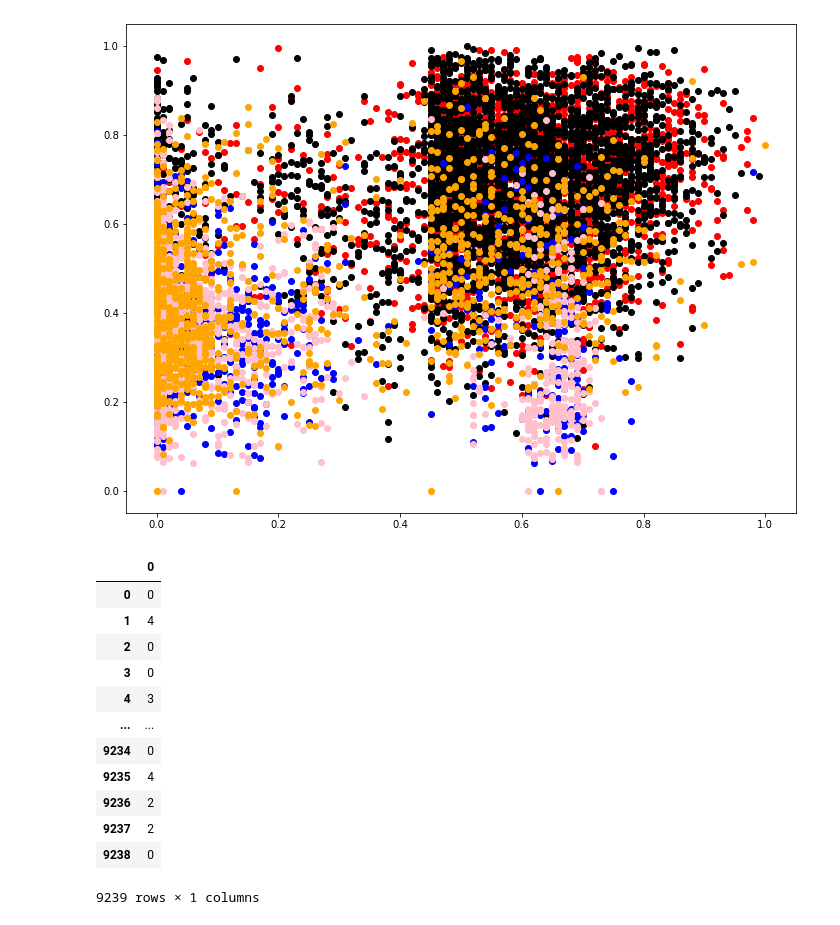
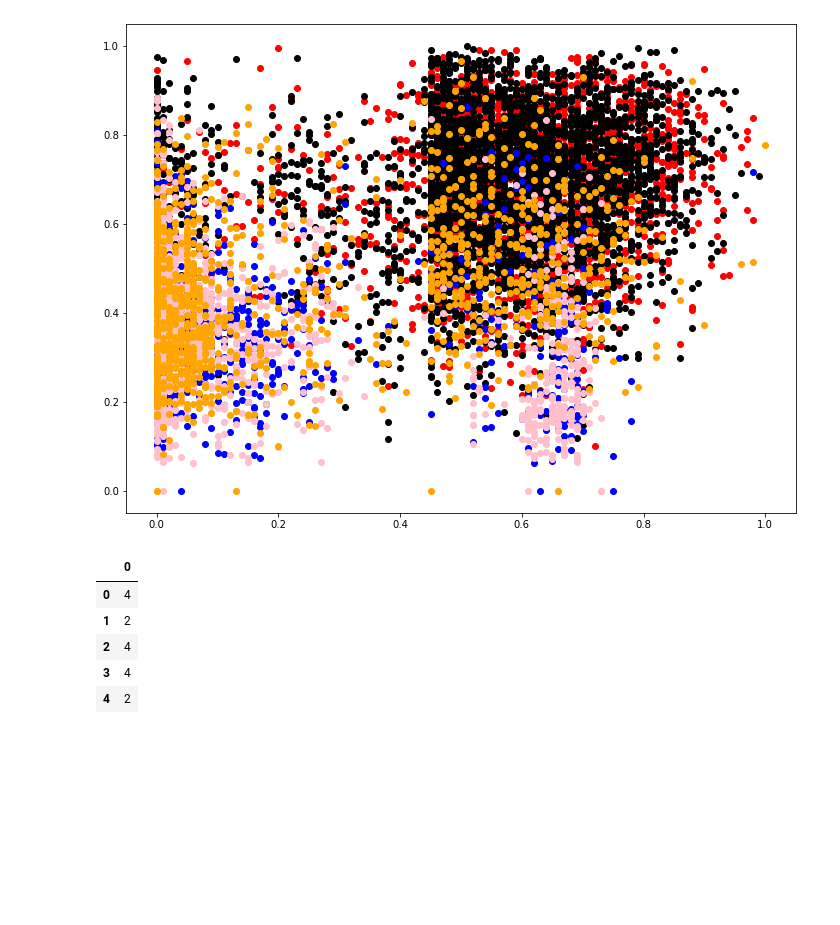
Before and after one commit to mukkatharun/Kmeans_ML_Assignment, a Jupyter notebook: Kmeans_ML_Assignment.ipynb, the cells around one changed output. Drawn from its saved outputs; the diff is of its cells as text; code cells hidden in the pictures; blank space fills up the shorter version.

```diff
--- a/Kmeans_ML_Assignment.ipynb
+++ b/Kmeans_ML_Assignment.ipynb
@@ -270,21 +316,14 @@ plt.show()
 [figure]
 # %%
 px = pd.DataFrame(cluster_ids_a)
-px
+px.head()
 # %% [output]
 |  | 0 |
-| 0 | 0 |
-| 1 | 4 |
-| 2 | 0 |
-| 3 | 0 |
-| 4 | 3 |
-| ... | ... |
-| 9234 | 0 |
-| 9235 | 4 |
-| 9236 | 2 |
-| 9237 | 2 |
-| 9238 | 0 |
+| 0 | 4 |
+| 1 | 2 |
+| 2 | 4 |
+| 3 | 4 |
+| 4 | 2 |
-9239 rows × 1 columns
 # %%
 px.columns = ['cluster_id']
 # %%
```
Also changed, not shown: parts of 14 cells of this notebook.
